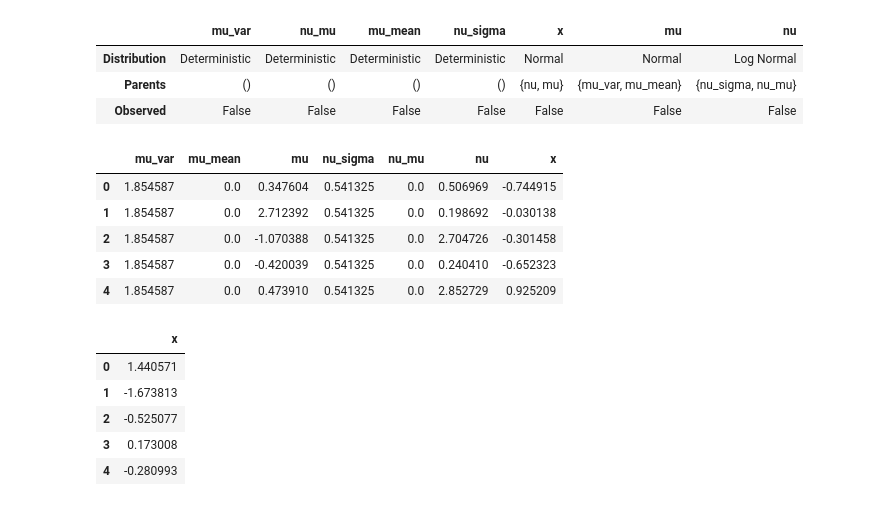
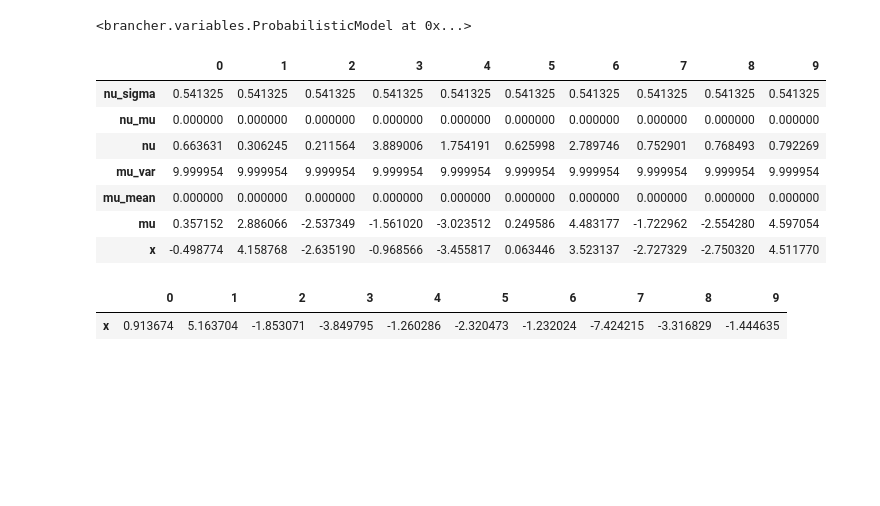
Before and after one commit to LucaAmbrogioni/Brancher, a Jupyter notebook: examples/notebooks/Intro.ipynb, the cells around one changed output. Drawn from its saved outputs; the diff is of its cells as text; code cells hidden in the pictures; blank space fills up the shorter version.

```diff
--- a/examples/notebooks/Intro.ipynb
+++ b/examples/notebooks/Intro.ipynb
@@ -15,42 +15,38 @@ from brancher import inference
 import brancher.functions as BF
 # %%
 # Real model
-mu_real = 1.
 nu_real = 1.
+mu_real = -2.
+x_real = NormalVariable(mu_real, nu_real, "x_real")
 
-# Probabilistic model
-mu = NormalVariable(0., 2., "mu")
+# Normal model
 nu = LogNormalVariable(0., 1., "nu")
-x = NormalVariable(BF.sin(mu), nu, "x") #TODO: Fix unary operator -
-model = ProbabilisticModel([mu, nu, x])
+mu = NormalVariable(0., 10., "mu")
+x = NormalVariable(mu, nu, "x")
+model = ProbabilisticModel([x])
 
-model.model_summary
+model
 # %% [output]
-|  | mu_var | nu_mu | mu_mean | nu_sigma | x | mu | nu |
-| Distribution | Deterministic | Deterministic | Deterministic | Deterministic | Normal | Normal | Log Normal |
-| Parents | () | () | () | () | {nu, mu} | {mu_var, mu_mean} | {nu_sigma, nu_mu} |
-| Observed | False | False | False | False | False | False | False |
+<brancher.variables.ProbabilisticModel at 0x...>
 # %%
 # Print samples
-sample = model.get_sample(5)
+sample = model.get_sample(10)
 sample
 # %% [output]
-|  | mu_var | mu_mean | mu | nu_sigma | nu_mu | nu | x |
-| 0 | 1.854587 | 0.0 | 0.347604 | 0.541325 | 0.0 | 0.506969 | -0.744915 |
-| 1 | 1.854587 | 0.0 | 2.712392 | 0.541325 | 0.0 | 0.198692 | -0.030138 |
-| 2 | 1.854587 | 0.0 | -1.070388 | 0.541325 | 0.0 | 2.704726 | -0.301458 |
-| 3 | 1.854587 | 0.0 | -0.420039 | 0.541325 | 0.0 | 0.240410 | -0.652323 |
-| 4 | 1.854587 | 0.0 | 0.473910 | 0.541325 | 0.0 | 2.852729 | 0.925209 |
+|  | 0 | 1 | 2 | 3 | 4 | 5 | 6 | 7 | 8 | 9 |
+| nu_sigma | 0.541325 | 0.541325 | 0.541325 | 0.541325 | 0.541325 | 0.541325 | 0.541325 | 0.541325 | 0.541325 | 0.541325 |
+| nu_mu | 0.000000 | 0.000000 | 0.000000 | 0.000000 | 0.000000 | 0.000000 | 0.000000 | 0.000000 | 0.000000 | 0.000000 |
+| nu | 0.663631 | 0.306245 | 0.211564 | 3.889006 | 1.754191 | 0.625998 | 2.789746 | 0.752901 | 0.768493 | 0.792269 |
+| mu_var | 9.999954 | 9.999954 | 9.999954 | 9.999954 | 9.999954 | 9.999954 | 9.999954 | 9.999954 | 9.999954 | 9.999954 |
+| mu_mean | 0.000000 | 0.000000 | 0.000000 | 0.000000 | 0.000000 | 0.000000 | 0.000000 | 0.000000 | 0.000000 | 0.000000 |
+| mu | 0.357152 | 2.886066 | -2.537349 | -1.561020 | -3.023512 | 0.249586 | 4.483177 | -1.722962 | -2.554280 | 4.597054 |
+| x | -0.498774 | 4.158768 | -2.635190 | -0.968566 | -3.455817 | 0.063446 | 3.523137 | -2.727329 | -2.750320 | 4.511770 |
 # %%
 # Print samples from single variable
-x_sample = x.get_sample(5)
+x_sample = x.get_sample(10)
 x_sample
 # %% [output]
-|  | x |
-| 0 | 1.440571 |
-| 1 | -1.673813 |
-| 2 | -0.525077 |
-| 3 | 0.173008 |
-| 4 | -0.280993 |
+|  | 0 | 1 | 2 | 3 | 4 | 5 | 6 | 7 | 8 | 9 |
+| x | 0.913674 | 5.163704 | -1.853071 | -3.849795 | -1.260286 | -2.320473 | -1.232024 | -7.424215 | -3.316829 | -1.444635 |
 # %%
 # Print samples conditional on an input
```
Also changed, not shown: parts of 8 cells of this notebook, 2 other files.
